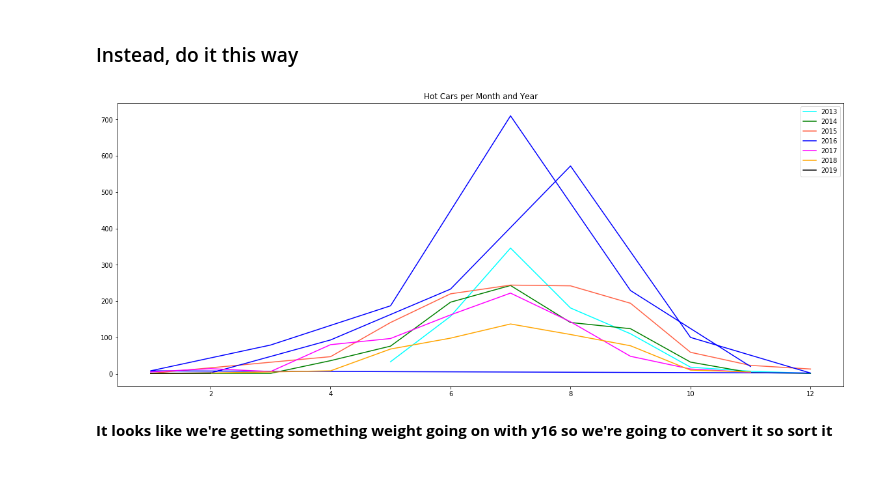
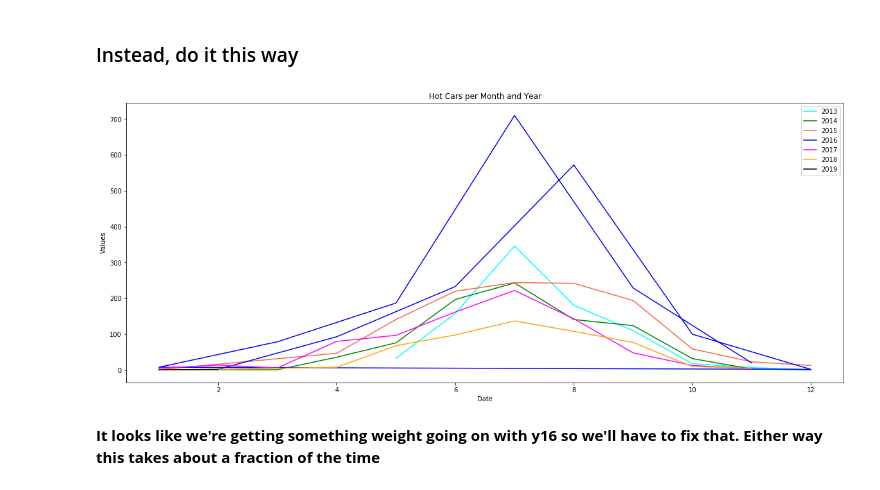
Before and after one commit to BentoBox2447/201, a Jupyter notebook: Project_1/00-hotcars-notebook.ipynb, the cells around one changed output. Cells and saved outputs as stored; diff of their text form; code cells hidden in the pictures.

```diff
--- a/Project_1/00-hotcars-notebook.ipynb
+++ b/Project_1/00-hotcars-notebook.ipynb
@@ -433,30 +426,24 @@ plt.legend()
 [figure]
 # %% [markdown]
 ### Instead, do it this way
-# %%
-y13 = df.loc[df['year'] == 2013].month.value_counts(sort = False)
-y14 = df.loc[df['year'] == 2014].month.value_counts(sort = False)
-y15 = df.loc[df['year'] == 2015].month.value_counts(sort = False)
-y16 = df.loc[df['year'] == 2016].month.value_counts(sort = False)
-y17 = df.loc[df['year'] == 2017].month.value_counts(sort = False)
-y18 = df.loc[df['year'] == 2018].month.value_counts(sort = False)
-y19 = df.loc[df['year'] == 2019].month.value_counts(sort = False)
 # %%
 def plot_easy(y13, y14, y15, y16, y17, y18, y19):
     plt.figure(figsize = (20, 8))
     plt.plot(y13, label = '2013', color = 'cyan')
     plt.plot(y14, label = '2014', color = 'green')
     plt.plot(y15, label = '2015', color = 'tomato')
     plt.plot(y16, label = '2016', color = 'blue')
     plt.plot(y17, label = '2017', color = 'magenta')
     plt.plot(y18, label = '2018', color = 'orange')
     plt.plot(y19, label = '2019', color = 'black')
     plt.title('Hot Cars per Month and Year')
+    plt.xlabel('Date')
+    plt.ylabel('Values')
     plt.legend()
     plt.show()
 
 plot_easy(y13, y14, y15, y16, y17, y18, y19)
 # %% [output]
-[figure, old version]
+[figure, new version]
 # %% [markdown]
-**It looks like we're getting something weight going on with y16 so we're going to convert it so sort it**
+**It looks like we're getting something weight going on with y16 so we'll have to fix that.  Either way this takes about a fraction of the time**
```
Also changed, not shown: parts of 3 cells of this notebook, 9 other files.
